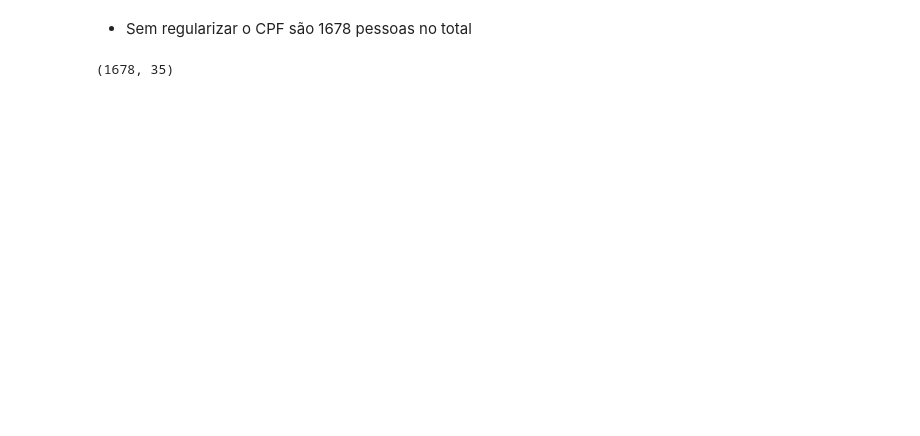
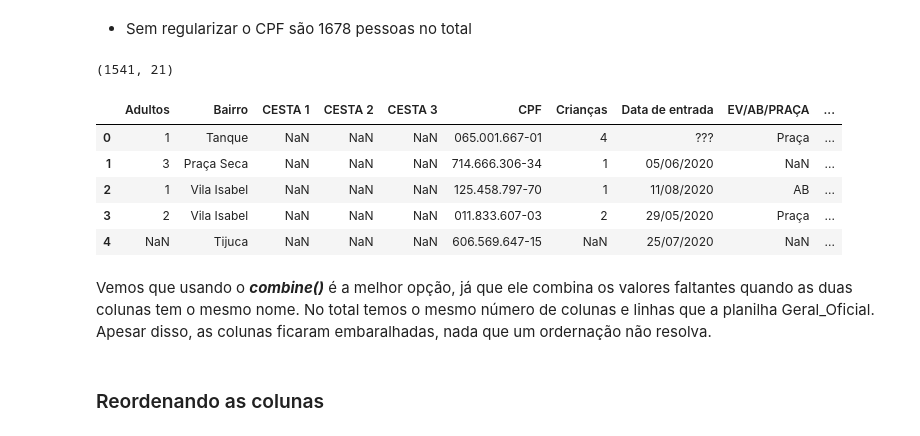
Before and after one commit to WES404/Cadastro_geral_Ponto_do_Bem, a Jupyter notebook: cadastro_geral.ipynb, the cells around one changed output. Drawn from its saved outputs; the diff is of its cells as text; code cells hidden in the pictures; blank space fills up the shorter version.

```diff
--- a/cadastro_geral.ipynb
+++ b/cadastro_geral.ipynb
@@ -82,6 +82,12 @@ dtype: object
 # %% [markdown]
 ### Excluindo e Renomeando colunas
 # %%
-geral_nao_oficial = geral_nao_oficial.drop("Liberado?", axis = 1)
+geral_nao_oficial = geral_nao_oficial.drop("Liberado?", axis = 1) # Exluiu a coluna Liberado?
+geral_nao_oficial = geral_nao_oficial.drop("Nº", axis = 1) # Exclui a coluna Nº
 # %% [markdown]
 Para melhor usar o join/merge/combine faremos as colunas nas duas planilhas terem o mesmo nome quando necessárias.
+# %%
+nomes = {"Remédios / Roupas": "Pedidos de Roupa/Remédio", "Tipo de Auxílio": "Recebe Auxílio?",
+         "(R$)": "Renda mensal", "DATA DA PLANILHA": "Data de entrada", "Data de Atualização": "Última atualização"}
+# %%
+geral_nao_oficial.rename(nomes, axis = 1, inplace=True)
@@ -181,6 +229,19 @@ geral_nao_oficial.shape, geral_oficial.shape, mergido.shape
 # %%
 combinado = geral_oficial.combine_first(geral_nao_oficial)
 # %%
-mergido.shape
+combinado.shape
 # %% [output]
-(1678, 35)
+(1541, 21)
+# %%
+combinado.head()
+# %% [output]
+|  | Adultos | Bairro | CESTA 1 | CESTA 2 | CESTA 3 | CPF | Crianças | Data de entrada | EV/AB/PRAÇA | ... |
+| 0 | 1 | Tanque | NaN | NaN | NaN | 065.001.667-01 | 4 | ??? | Praça | ... |
+| 1 | 3 | Praça Seca | NaN | NaN | NaN | 714.666.306-34 | 1 | 05/06/2020 | NaN | ... |
+| 2 | 1 | Vila Isabel | NaN | NaN | NaN | 125.458.797-70 | 1 | 11/08/2020 | AB | ... |
+| 3 | 2 | Vila Isabel | NaN | NaN | NaN | 011.833.607-03 | 2 | 29/05/2020 | Praça | ... |
+| 4 | NaN | Tijuca | NaN | NaN | NaN | 606.569.647-15 | NaN | 25/07/2020 | NaN | ... |
+# %% [markdown]
+Vemos que usando o ***combine()*** é a melhor opção, já que ele combina os valores faltantes quando as duas colunas tem o mesmo nome. No total temos o mesmo número de colunas e linhas que a planilha Geral_Oficial. Apesar disso, as colunas ficaram embaralhadas, nada que um ordernação não resolva.
+# %% [markdown]
+### Reordenando as colunas
```
Also changed, not shown: parts of 10 cells of this notebook.
